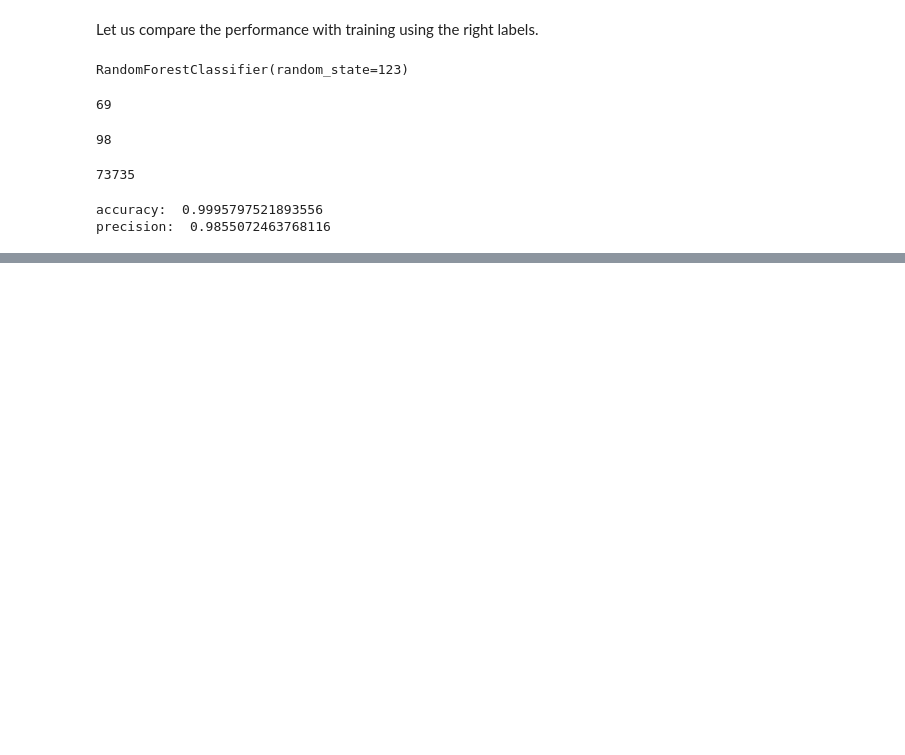
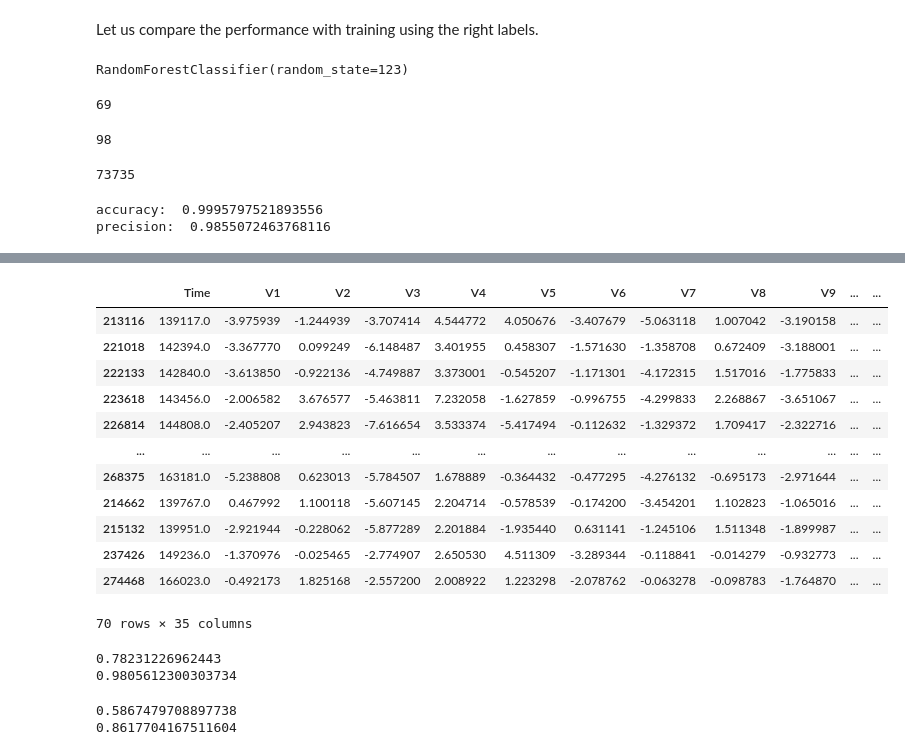
Before and after one commit to nk555/Kevin-Beuchot-Portfolio, a Jupyter notebook: Kaggle/credit-card-fraud/eda.ipynb, the cells around one changed output, grey strips where cells are left out. Drawn from its saved outputs; the diff is of its cells as text; code cells hidden in the pictures; blank space fills up the shorter version.

```diff
--- a/Kaggle/credit-card-fraud/eda.ipynb
+++ b/Kaggle/credit-card-fraud/eda.ipynb
@@ -518,0 +550,4 @@ precision:  0.9855072463768116
+# %%
+groups = train_data.groupby('ID').size().to_frame('size')['size'].to_numpy()
+# %%
+lmart.fit(train_data.drop(["Time","Class", "weak_class", "weak_class2", "weak_class3"], axis=1), train_data["Class"], group=groups)
@@ -518,0 +571,2 @@ precision:  0.9855072463768116
+# %%
+test_data["rank"]=lmart.predict(test_data.drop(["Time","Class", "weak_class", "weak_class2", "pred3"], axis=1))
@@ -518,0 +583,25 @@ precision:  0.9855072463768116
+# %%
+test_data.loc[test_data["rank"].nlargest(n=70).index.values]
+# %% [output]
+|  | Time | V1 | V2 | V3 | V4 | V5 | V6 | V7 | V8 | V9 | ... | ... |
+| 213116 | 139117.0 | -3.975939 | -1.244939 | -3.707414 | 4.544772 | 4.050676 | -3.407679 | -5.063118 | 1.007042 | -3.190158 | ... | ... |
+| 221018 | 142394.0 | -3.367770 | 0.099249 | -6.148487 | 3.401955 | 0.458307 | -1.571630 | -1.358708 | 0.672409 | -3.188001 | ... | ... |
+| 222133 | 142840.0 | -3.613850 | -0.922136 | -4.749887 | 3.373001 | -0.545207 | -1.171301 | -4.172315 | 1.517016 | -1.775833 | ... | ... |
+| 223618 | 143456.0 | -2.006582 | 3.676577 | -5.463811 | 7.232058 | -1.627859 | -0.996755 | -4.299833 | 2.268867 | -3.651067 | ... | ... |
+| 226814 | 144808.0 | -2.405207 | 2.943823 | -7.616654 | 3.533374 | -5.417494 | -0.112632 | -1.329372 | 1.709417 | -2.322716 | ... | ... |
+| ... | ... | ... | ... | ... | ... | ... | ... | ... | ... | ... | ... | ... |
+| 268375 | 163181.0 | -5.238808 | 0.623013 | -5.784507 | 1.678889 | -0.364432 | -0.477295 | -4.276132 | -0.695173 | -2.971644 | ... | ... |
+| 214662 | 139767.0 | 0.467992 | 1.100118 | -5.607145 | 2.204714 | -0.578539 | -0.174200 | -3.454201 | 1.102823 | -1.065016 | ... | ... |
+| 215132 | 139951.0 | -2.921944 | -0.228062 | -5.877289 | 2.201884 | -1.935440 | 0.631141 | -1.245106 | 1.511348 | -1.899987 | ... | ... |
+| 237426 | 149236.0 | -1.370976 | -0.025465 | -2.774907 | 2.650530 | 4.511309 | -3.289344 | -0.118841 | -0.014279 | -0.932773 | ... | ... |
+| 274468 | 166023.0 | -0.492173 | 1.825168 | -2.557200 | 2.008922 | 1.223298 | -2.078762 | -0.063278 | -0.098783 | -1.764870 | ... | ... |
+70 rows × 35 columns
+# %%
+from sklearn.metrics import average_precision_score
+from sklearn.metrics import roc_auc_score
+
+print(average_precision_score(test_data["Class"], test_data["rank"]))
+print(roc_auc_score(test_data["Class"], test_data["rank"]))
+# %% [output]
+0.78231226962443
+0.9805612300303734
@@ -518,0 +610,6 @@ precision:  0.9855072463768116
+# %%
+print(average_precision_score(test_data["Class"], test_data["prob4"]))
+print(roc_auc_score(test_data["Class"], test_data["prob4"]))
+# %% [output]
+0.5867479708897738
+0.8617704167511604
```
Also changed, not shown: parts of 11 cells of this notebook, 20 other files.
